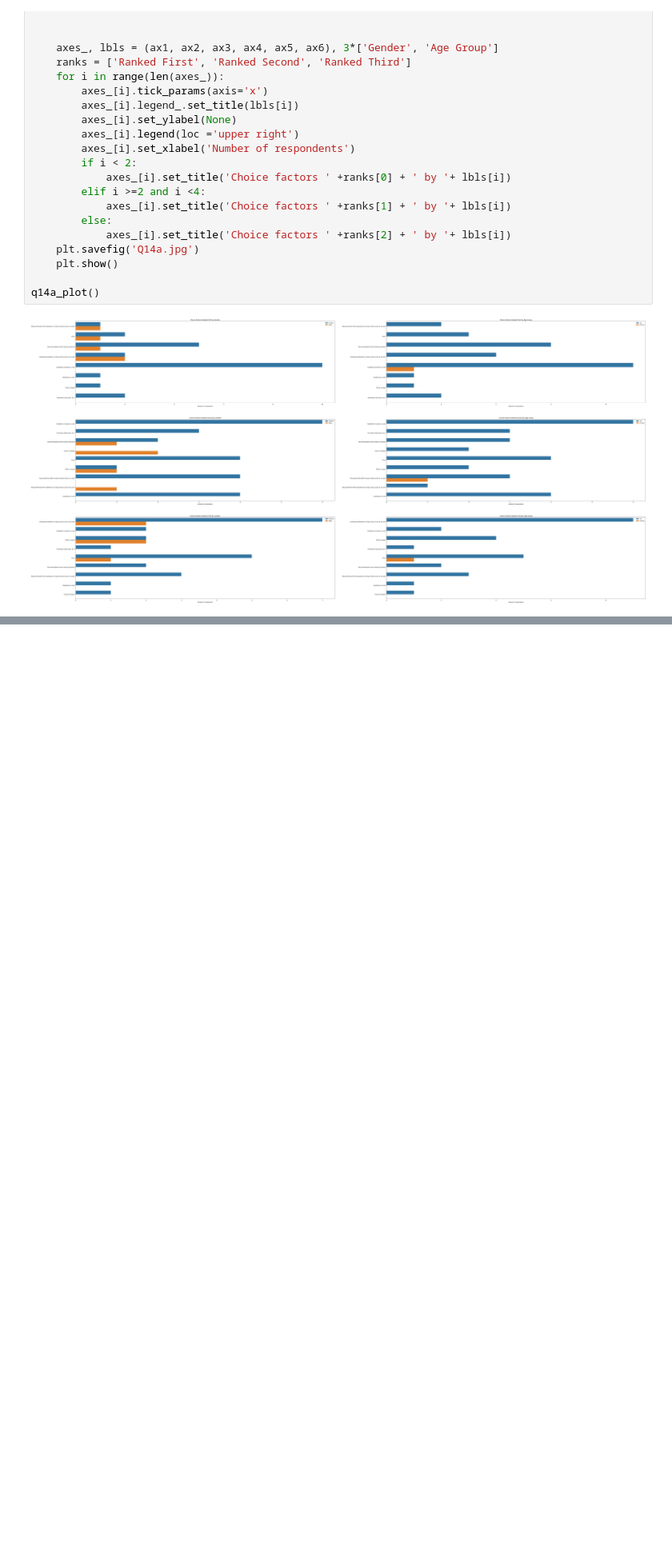
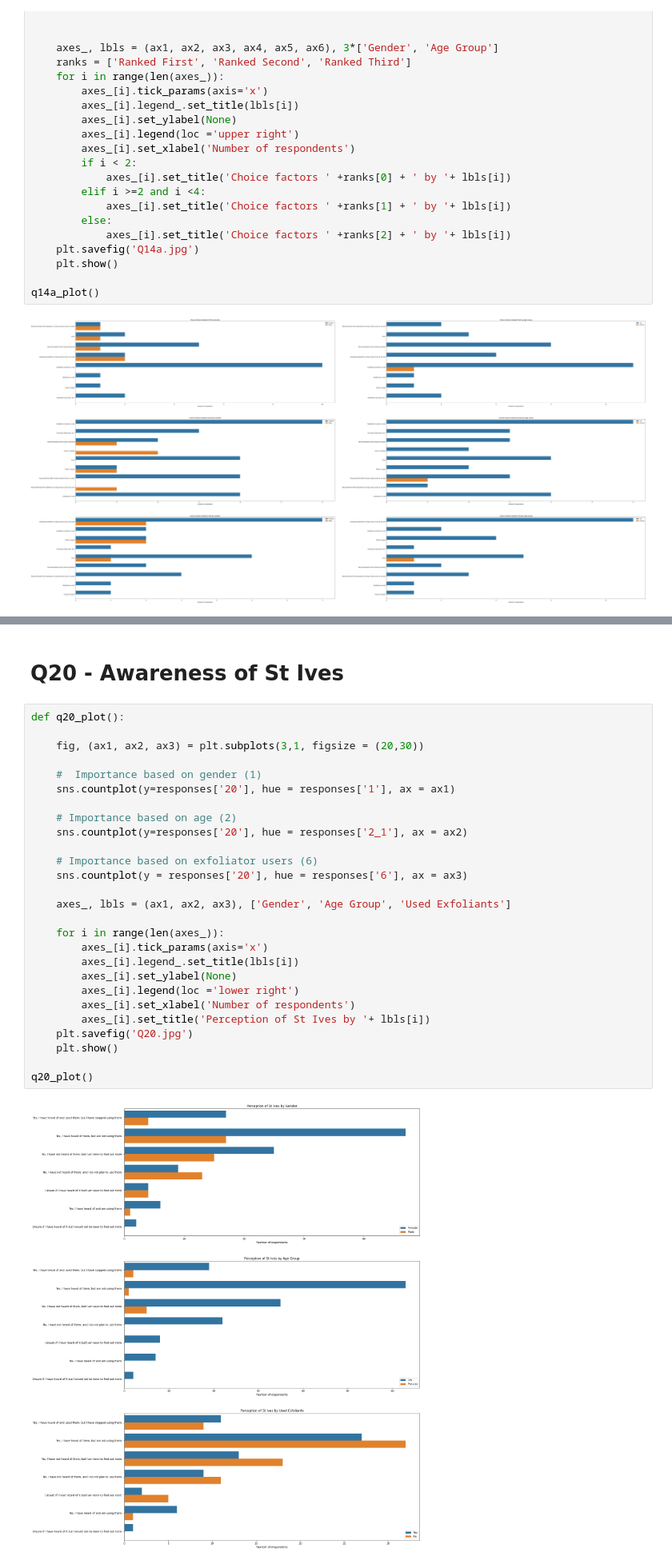
Before and after one commit to Tat-sheng/fsp, a Jupyter notebook: Survey Visualisation.ipynb, the cells around one changed output, grey strips where cells are left out. Shown at 80% size. Cells and saved outputs as stored; diff of their text form; blank space fills up the shorter version.

```diff
--- a/Survey Visualisation.ipynb
+++ b/Survey Visualisation.ipynb
@@ -326,0 +392,31 @@ q14a_plot()
+# %% [markdown]
+# Q20 - Awareness of St Ives
+# %%
+def q20_plot():
+
+    fig, (ax1, ax2, ax3) = plt.subplots(3,1, figsize = (20,30))
+
+    #  Importance based on gender (1)
+    sns.countplot(y=responses['20'], hue = responses['1'], ax = ax1)
+
+    # Importance based on age (2)
+    sns.countplot(y=responses['20'], hue = responses['2_1'], ax = ax2)
+
+    # Importance based on exfoliator users (6)
+    sns.countplot(y = responses['20'], hue = responses['6'], ax = ax3)
+
+    axes_, lbls = (ax1, ax2, ax3), ['Gender', 'Age Group', 'Used Exfoliants']
+
+    for i in range(len(axes_)):
+        axes_[i].tick_params(axis='x')
+        axes_[i].legend_.set_title(lbls[i])
+        axes_[i].set_ylabel(None)
+        axes_[i].legend(loc ='lower right')
+        axes_[i].set_xlabel('Number of respondents')
+        axes_[i].set_title('Perception of St Ives by '+ lbls[i])
+    plt.savefig('Q20.jpg')
+    plt.show()
+
+q20_plot()
+# %% [output]
+[figure, added]
```
Also changed, not shown: parts of 13 cells of this notebook, 7 other files.
